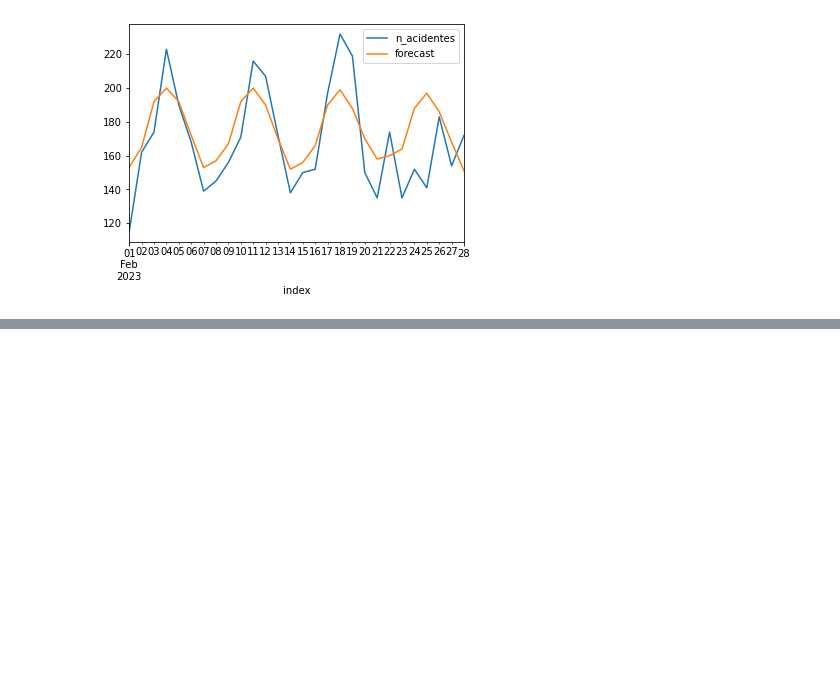
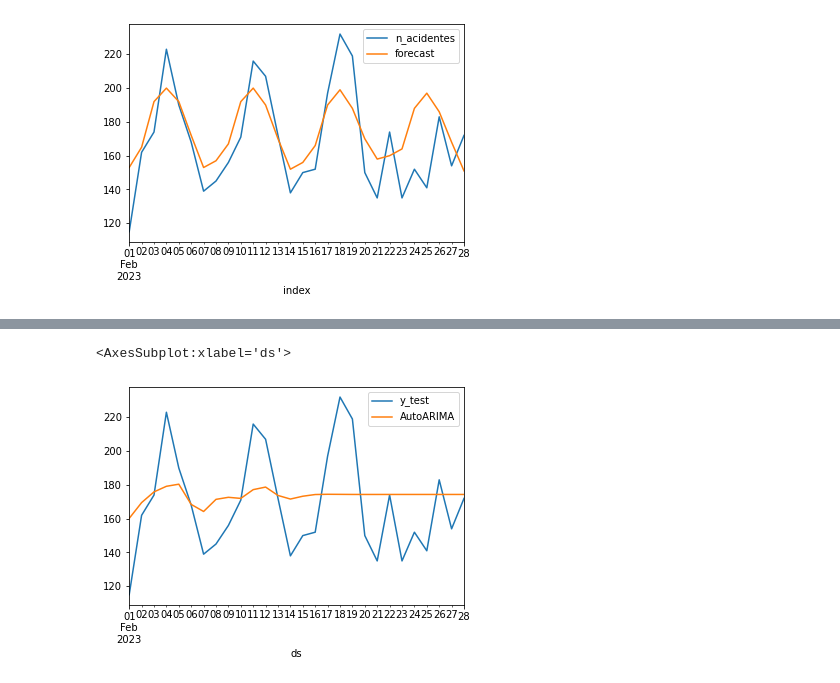
Before and after one commit to Faluhelyi/tcc_est_unb, a Jupyter notebook: scripts/main.ipynb, the cells around one changed output, grey strips where cells are left out. Drawn from its saved outputs; the diff is of its cells as text; code cells hidden in the pictures; blank space fills up the shorter version.

```diff
--- a/scripts/main.ipynb
+++ b/scripts/main.ipynb
@@ -401,3 +446,23 @@ final_result.plot()
+# %%
+y = df_tcc[(df_tcc['data_inversa']<='2023-01-31')].groupby('data_inversa')['id'].count()
+index = pd.date_range(start = '2007-01-01', end = '2023-01-31', freq = 'd')
+y = y.reindex(index=index, fill_value=0)
+
+df = pd.DataFrame({'unique_id':'Brasil', 'ds': index, 'y':y.values})
+
+y_test = df_tcc[(df_tcc['data_inversa']>='2023-02-01') & ((df_tcc['data_inversa']<='2023-02-28'))].groupby('data_inversa')['id'].count()
+index_test = pd.date_range(start = '2023-02-01', end = '2023-02-28', freq = 'd')
+y_test = y_test.reindex(index=index_test, fill_value=0)
+
+sf1 = StatsForecast(models=[AutoARIMA(season_length=7)], freq='D', n_jobs=-1)
+sf1.fit(df=df)
+Y_hat_df1 = sf1.predict(h=28)
+Y_hat_df1['y_test'] = y_test.values
+
+Y_hat_df1.set_index('ds')[['y_test', 'AutoARIMA']].plot()
+# %% [output]
+<AxesSubplot:xlabel='ds'>
+[figure, added]
 # %%
 cols = list(map(lambda x: f'A{x}', range(1, 29)))
 actual_file = pd.DataFrame(np.zeros(shape= (208,28)), index = np.unique(df_tcc['br']), columns = cols)
```
Also changed, not shown: parts of 5 cells of this notebook.
